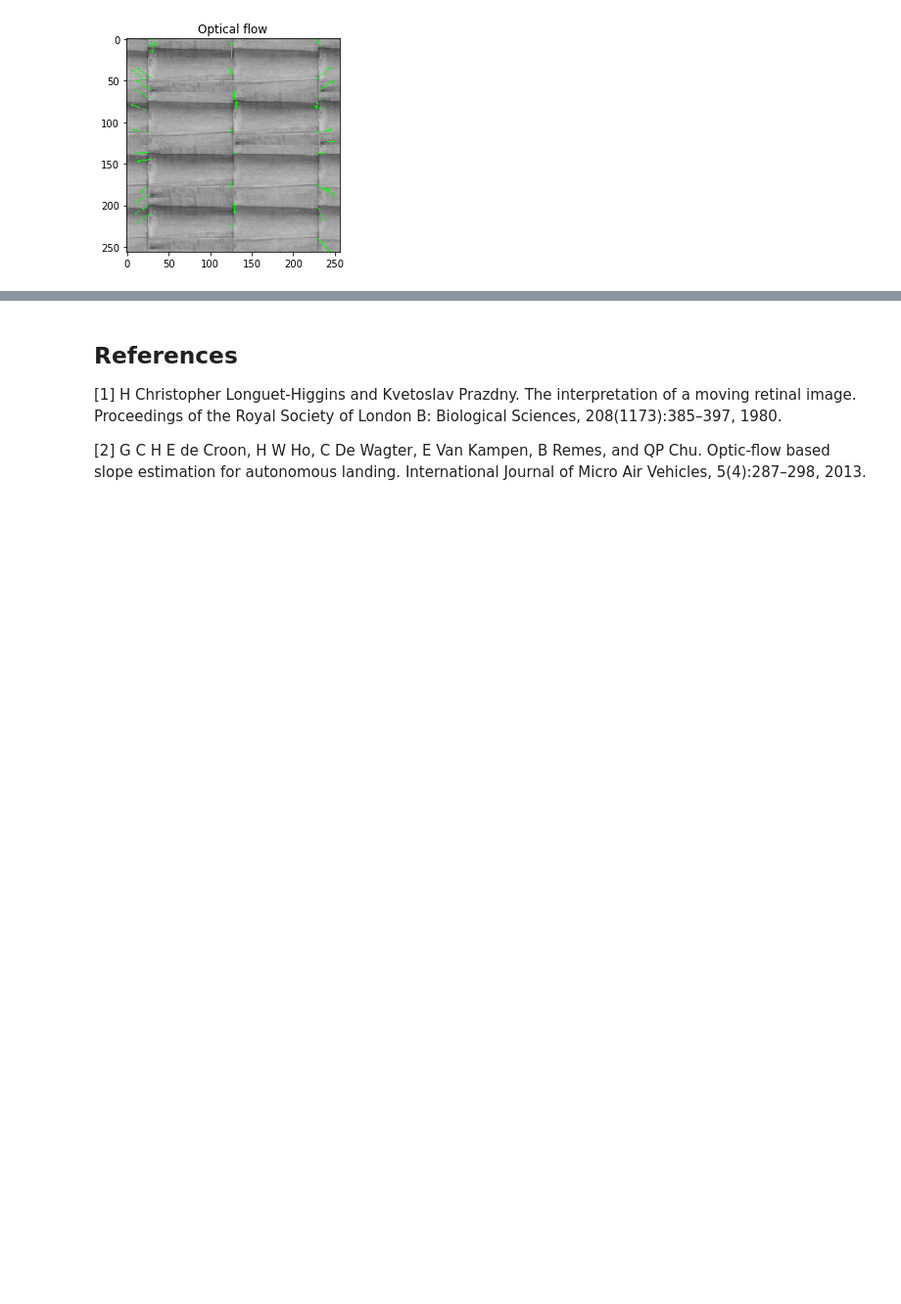
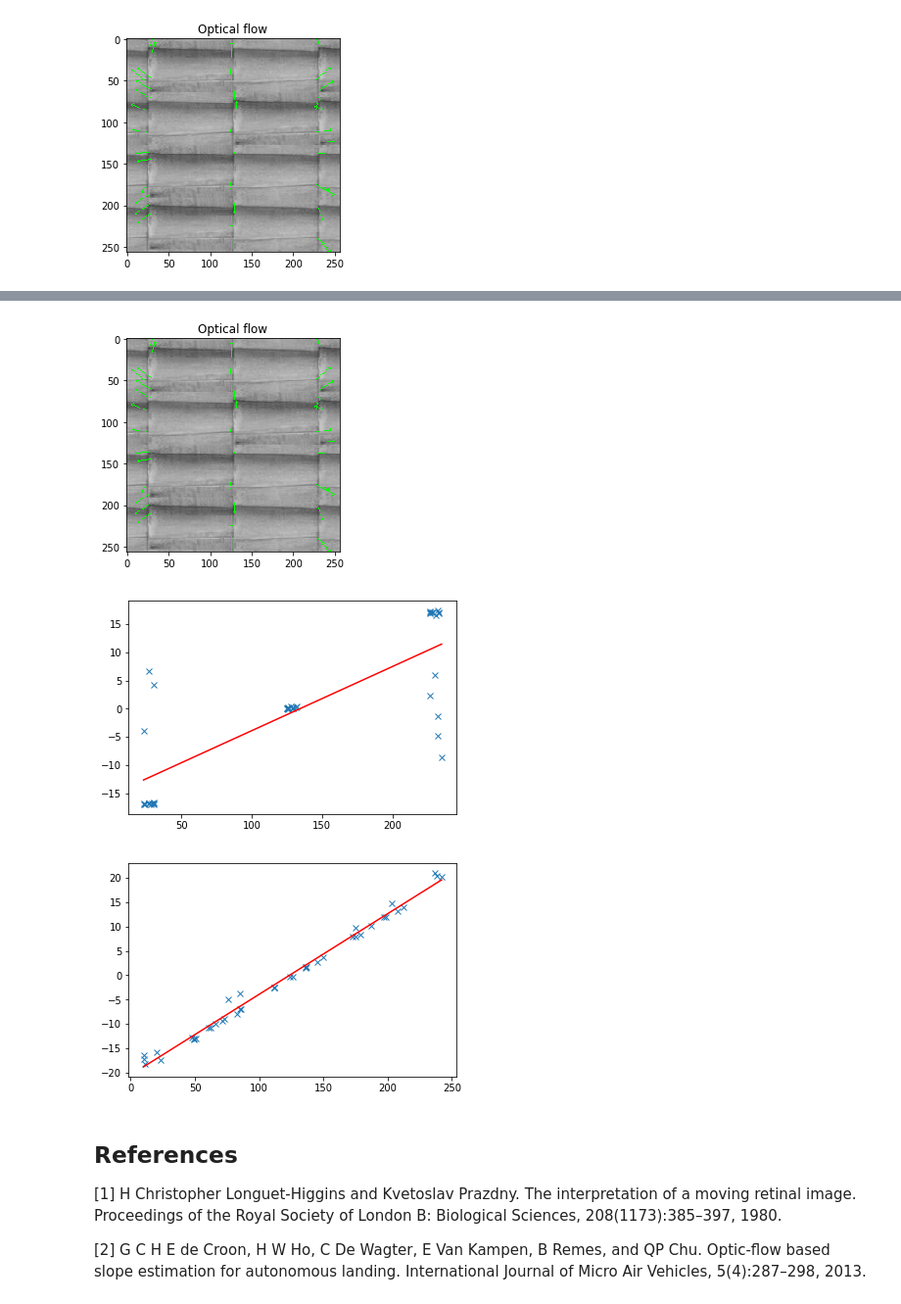
Before and after one commit to guidoAI/optic_flow_notebook, a Jupyter notebook: Optical flow.ipynb, the cells around one changed output, grey strips where cells are left out. Shown at 98% size. Saved outputs shown, nothing was run; the diff lists cells and outputs as text; code cells hidden in the pictures; blank space fills up the shorter version.

Commit message:
More stuff - added the linear flow fitting

```diff
--- a/Optical flow.ipynb
+++ b/Optical flow.ipynb
@@ -166,3 +175,56 @@ import extract_information_flow_field as OF
+# %%
+import numpy as np
+import matplotlib.pyplot as plt
+
+# Change the numbers of the images for answering the questions:
+points_old, points_new, flow_vectors = OF.show_flow(30,40);
+
+n_points = points_old.shape[0];
+
+# make a matrix A with elements [x,1]
+A_hor = np.concatenate((points_old[:,0].reshape(n_points,1), np.ones([points_old.shape[0], 1])), axis=1);
+# Moore-Penrose pseudo-inverse:
+# https://en.wikipedia.org/wiki/Moore%E2%80%93Penrose_inverse
+pseudo_inverse_A_hor = np.linalg.pinv(A_hor);
+# target = horizontal flow:
+u_vector = flow_vectors[:,0];
+# solve the linear system:
+pu = np.dot(pseudo_inverse_A_hor, u_vector);
+# calculate how good the fit is:
+errs_u = np.abs(np.dot(A_hor, pu) - u_vector);
+
+# Plot the fit:
+plt.figure();
+plt.plot(points_old[:,0], flow_vectors[:,0], 'x');
+min_x = np.min(points_old[:,0]);
+u_min_x = np.dot(np.asarray([min_x, 1]).reshape(1,2), pu);
+max_x = np.max(points_old[:,0]);
+u_max_x = np.dot(np.asarray([max_x, 1]).reshape(1,2), pu);
+plt.plot([min_x, max_x], [u_min_x, u_max_x], 'r');
+
+# make a matrix A with elements [y,1]
+A_ver = np.concatenate((points_old[:,1].reshape(n_points,1), np.ones([points_old.shape[0], 1])), axis=1);
+# Moore-Penrose pseudo-inverse:
+# https://en.wikipedia.org/wiki/Moore%E2%80%93Penrose_inverse
+pseudo_inverse_A_ver = np.linalg.pinv(A_ver);
+# target = vertical flow:
+v_vector = flow_vectors[:,1];
+pv = np.dot(pseudo_inverse_A_ver, v_vector);
+errs_v = np.abs(np.dot(A_ver, pv) - v_vector);
+err = (np.mean(errs_u) + np.mean(errs_v)) / 2.0;
+
+# Plot the fit:
+plt.figure();
+plt.plot(points_old[:,1], flow_vectors[:,1], 'x');
+min_y = np.min(points_old[:,1]);
+v_min_y = np.dot(np.asarray([min_y, 1]).reshape(1,2), pv);
+max_y = np.max(points_old[:,1]);
+v_max_y = np.dot(np.asarray([max_y, 1]).reshape(1,2), pv);
+plt.plot([min_y, max_y], [v_min_y, v_max_y], 'r');
+# %% [output]
+[figure, added]
+[figure, added]
+[figure, added]
 # %% [markdown]
 ## References
 [1] H Christopher Longuet-Higgins and Kvetoslav Prazdny. The interpretation of a moving retinal image. Proceedings of the Royal Society of London B: Biological Sciences, 208(1173):385–397, 1980.
```
Also changed, not shown: parts of 7 cells of this notebook, 2 other files.
